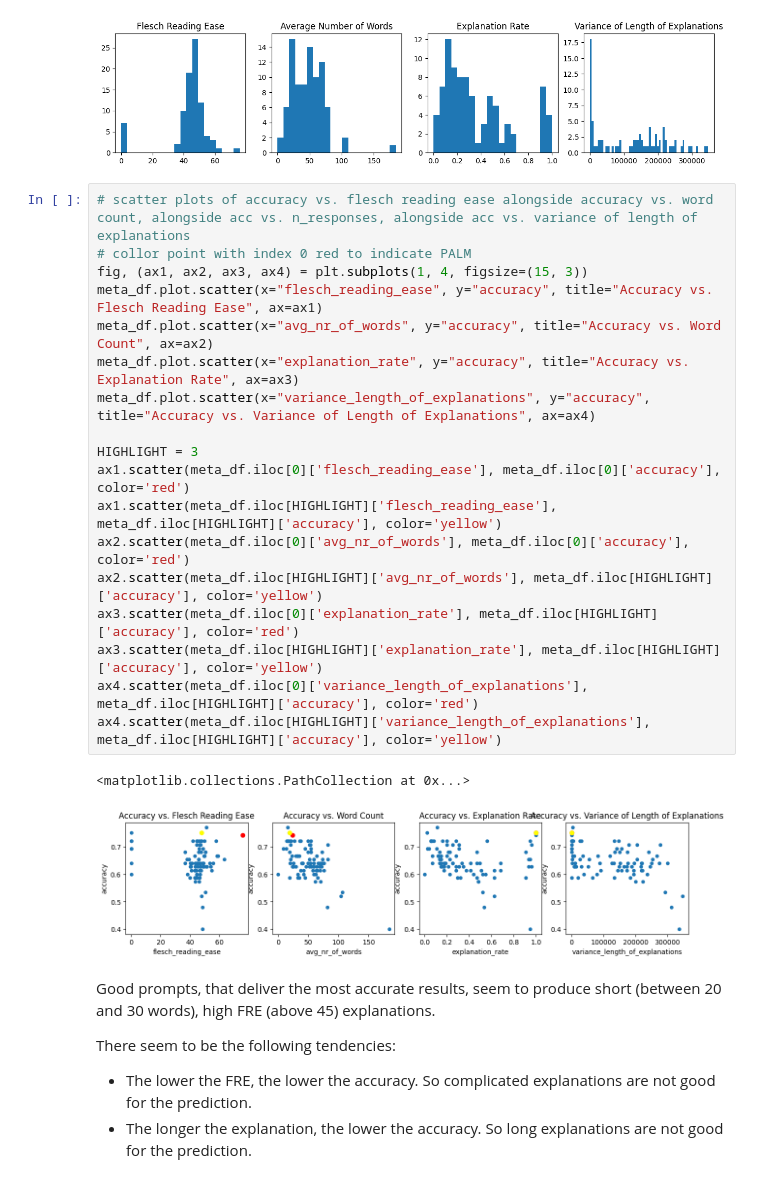
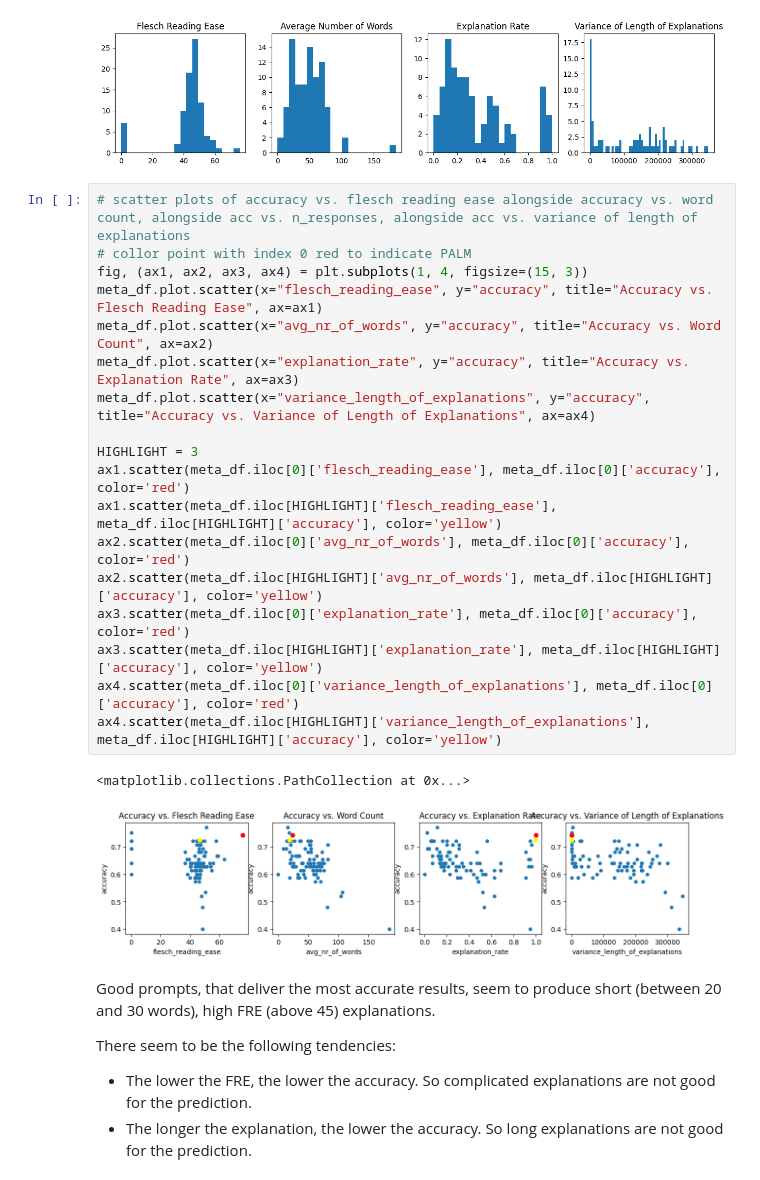
Before and after one commit to lukasvoege/ZeroShot-step-by-step-distillation, a Jupyter notebook: analytics.ipynb, the cells around one changed output. Drawn from its saved outputs; the diff is of its cells as text.

```diff
--- a/analytics.ipynb
+++ b/analytics.ipynb
@@ -104,24 +104,24 @@ Text(0.5, 1.0, 'Variance of Length of Explanations')
 # %%
 # scatter plots of accuracy vs. flesch reading ease alongside accuracy vs. word count, alongside acc vs. n_responses, alongside acc vs. variance of length of explanations
 # collor point with index 0 red to indicate PALM
 fig, (ax1, ax2, ax3, ax4) = plt.subplots(1, 4, figsize=(15, 3))
 meta_df.plot.scatter(x="flesch_reading_ease", y="accuracy", title="Accuracy vs. Flesch Reading Ease", ax=ax1)
 meta_df.plot.scatter(x="avg_nr_of_words", y="accuracy", title="Accuracy vs. Word Count", ax=ax2)
 meta_df.plot.scatter(x="explanation_rate", y="accuracy", title="Accuracy vs. Explanation Rate", ax=ax3)
 meta_df.plot.scatter(x="variance_length_of_explanations", y="accuracy", title="Accuracy vs. Variance of Length of Explanations", ax=ax4)
 
 HIGHLIGHT = 3
 ax1.scatter(meta_df.iloc[0]['flesch_reading_ease'], meta_df.iloc[0]['accuracy'], color='red')
 ax1.scatter(meta_df.iloc[HIGHLIGHT]['flesch_reading_ease'], meta_df.iloc[HIGHLIGHT]['accuracy'], color='yellow')
 ax2.scatter(meta_df.iloc[0]['avg_nr_of_words'], meta_df.iloc[0]['accuracy'], color='red')
 ax2.scatter(meta_df.iloc[HIGHLIGHT]['avg_nr_of_words'], meta_df.iloc[HIGHLIGHT]['accuracy'], color='yellow')
-ax3.scatter(meta_df.iloc[0]['explanation_rate'], meta_df.iloc[HIGHLIGHT]['accuracy'], color='red')
+ax3.scatter(meta_df.iloc[0]['explanation_rate'], meta_df.iloc[0]['accuracy'], color='red')
 ax3.scatter(meta_df.iloc[HIGHLIGHT]['explanation_rate'], meta_df.iloc[HIGHLIGHT]['accuracy'], color='yellow')
-ax4.scatter(meta_df.iloc[0]['variance_length_of_explanations'], meta_df.iloc[HIGHLIGHT]['accuracy'], color='red')
+ax4.scatter(meta_df.iloc[0]['variance_length_of_explanations'], meta_df.iloc[0]['accuracy'], color='red')
 ax4.scatter(meta_df.iloc[HIGHLIGHT]['variance_length_of_explanations'], meta_df.iloc[HIGHLIGHT]['accuracy'], color='yellow')
 # %% [output]
 <matplotlib.collections.PathCollection at 0x...>
-[figure, old version]
+[figure, new version]
 # %% [markdown]
 Good prompts, that deliver the most accurate results, seem to produce short (between 20 and 30 words), high FRE (above 45) explanations.
 
```
Also changed, not shown: parts of 2 cells of this notebook, 1 other file.
